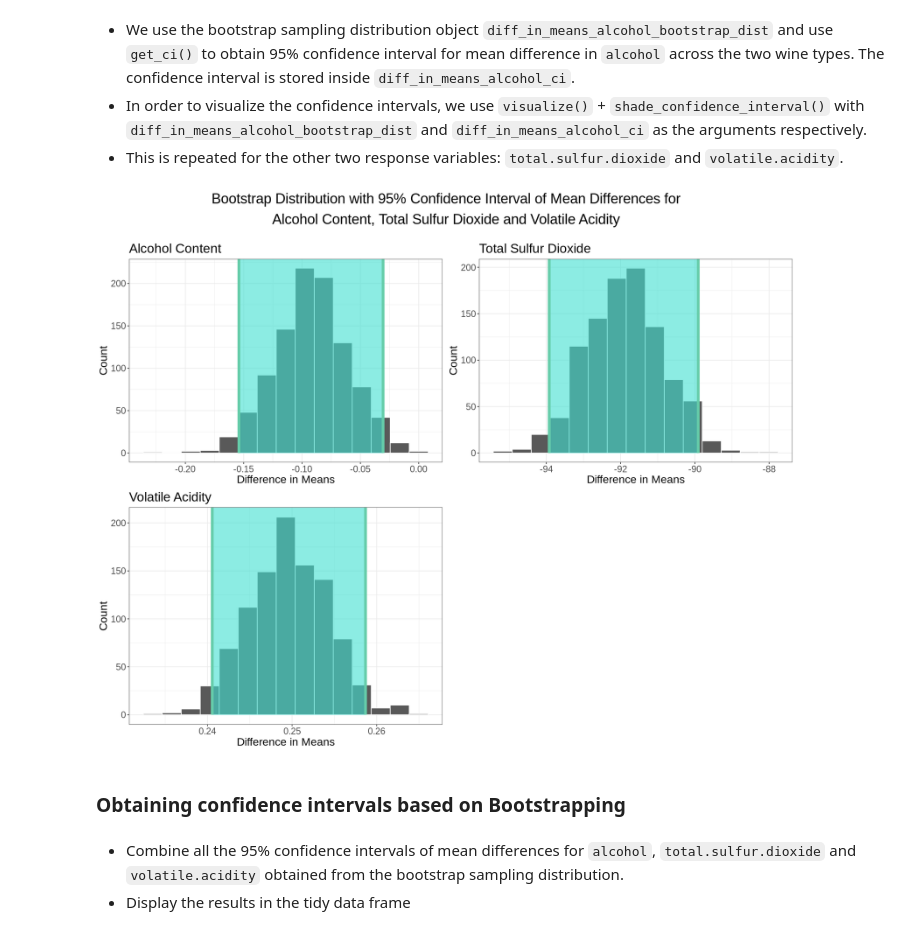
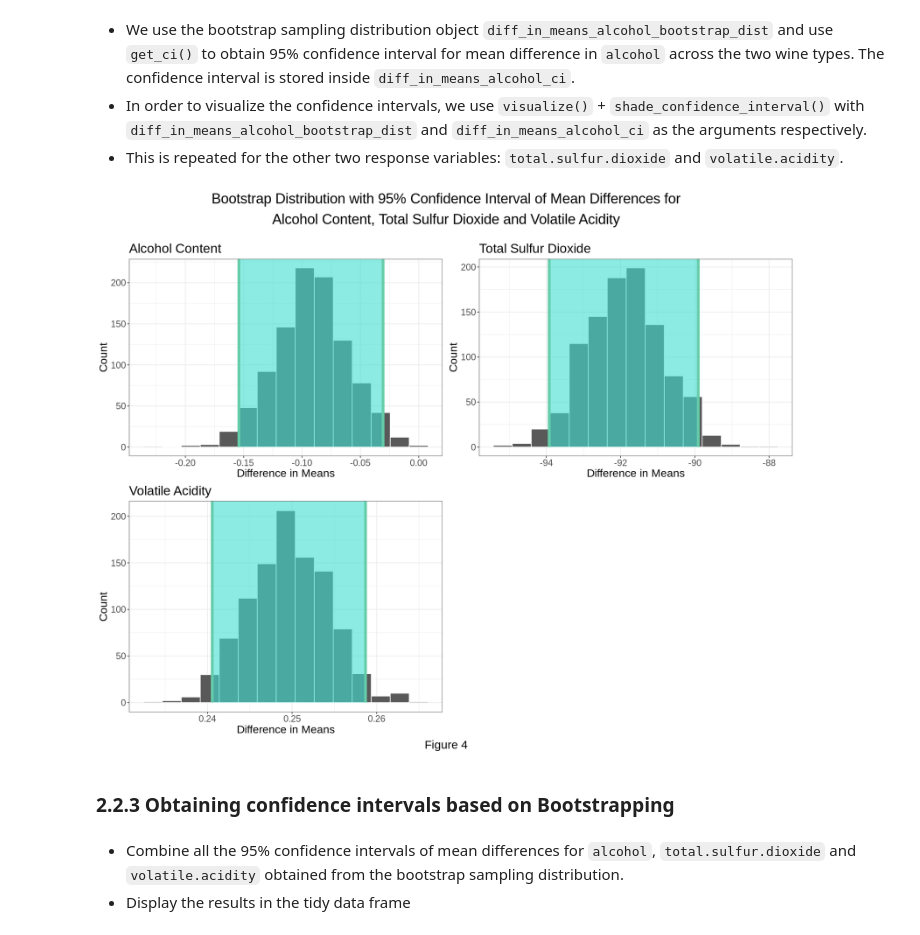
Before and after one commit to omertahi/STAT201-project, a Jupyter notebook: case_proposal.ipynb, the cells around one changed output. Drawn from its saved outputs; the diff is of its cells as text; code cells hidden in the pictures.

```diff
--- a/case_proposal.ipynb
+++ b/case_proposal.ipynb
@@ -447,37 +413,39 @@ diff_in_means_sulfur_ci_plot <-
     labs(x = "Difference in Means", y = "Count", title = "\nTotal Sulfur Dioxide") +
     theme_bw() +
     theme(axis.text=element_text(size=14),
           axis.title=element_text(size=17),
           plot.title = element_text(size=20))
 
 # Using the boostrap distribution diff_in_means_acidity_bootstrap_dist, find the 95% confidence interval with get_ci()
 diff_in_means_acidity_ci <-
     diff_in_means_acidity_bootstrap_dist |>
     get_confidence_interval(level = 0.95, type = "percentile")
 
 # Visualize the confidence interval diff_in_means_acidity_ci with the bootstrap distribution diff_in_means_acidity_bootstrap_dist
 diff_in_means_acidity_ci_plot <-
     visualize(diff_in_means_acidity_bootstrap_dist) +
     shade_confidence_interval(endpoints = diff_in_means_acidity_ci) +
     theme(text = element_text(size = 20)) +
     labs(x = "Difference in Means", y = "Count", title = "Volatile Acidity") +
     theme_bw() +
     theme(axis.text=element_text(size=14),
           axis.title=element_text(size=17),
           plot.title = element_text(size=20))
 
 # Group all 3 bootstrap sampling distribution with confidence intervals plot together
 grid.arrange(diff_in_means_alcohol_ci_plot,
              diff_in_means_sulfur_ci_plot,
              diff_in_means_acidity_ci_plot,
              nrow = 2,
              ncol = 2,
              top = textGrob("Bootstrap Distribution with 95% Confidence Interval of Mean Differences for\nAlcohol Content, Total Sulfur Dioxide and Volatile Acidity",
-                            gp=gpar(fontsize=22)))
+                            gp=gpar(fontsize=22)),
+             bottom = textGrob("Figure 4",
+                            gp=gpar(fontsize=18)))
 # %% [output]
-[figure, old version]
+[figure, new version]
 # %% [markdown]
-### Obtaining confidence intervals based on Bootstrapping
+### 2.2.3 Obtaining confidence intervals based on Bootstrapping
 # %% [markdown]
 * Combine all the 95% confidence intervals of mean differences for `alcohol`, `total.sulfur.dioxide` and `volatile.acidity` obtained from the bootstrap sampling distribution.
 * Display the results in the tidy data frame
```
Also changed, not shown: parts of 32 cells of this notebook.
